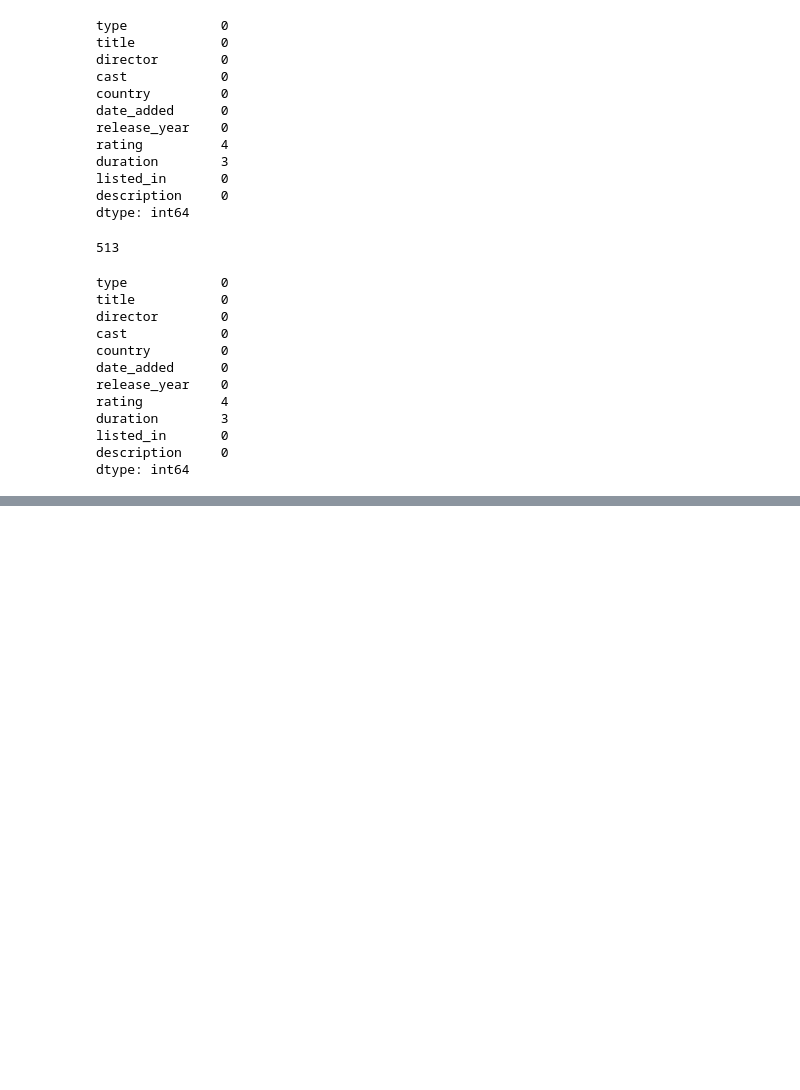
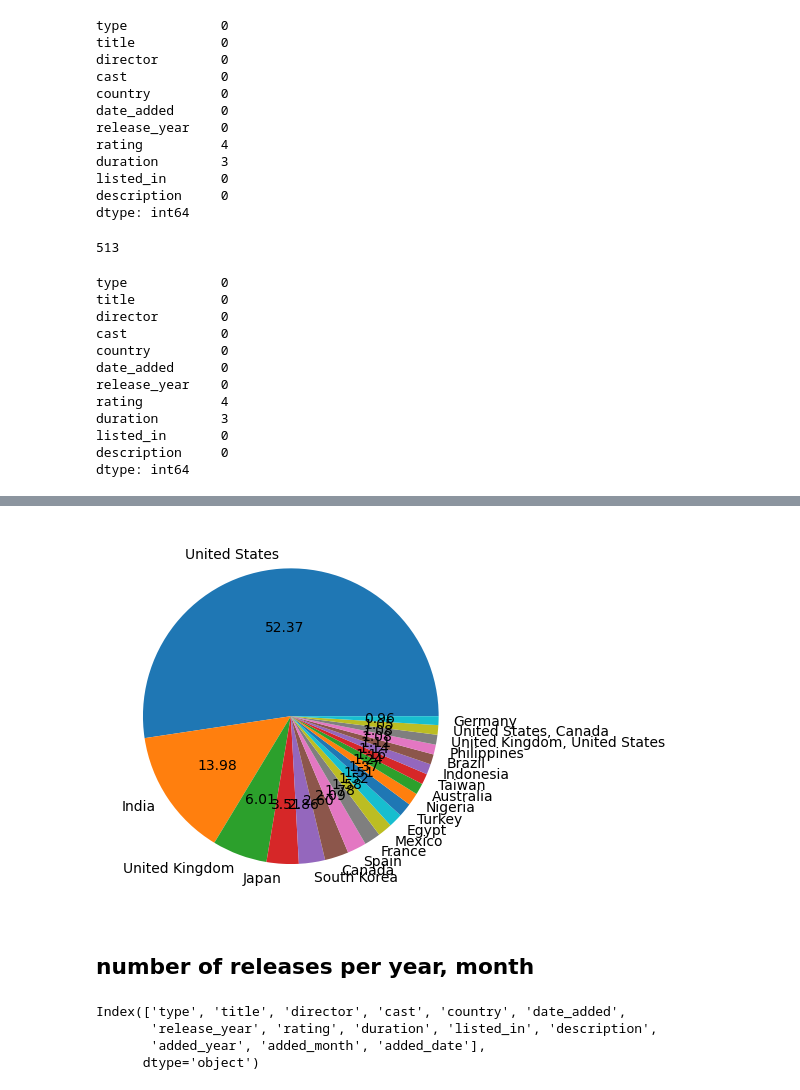
Before and after one commit to bvkiran8058/Data-Science-with-GenAI, a Jupyter notebook: EDA/Stage-2 Intermediate Level.ipynb, the cells around one changed output, grey strips where cells are left out. Saved outputs shown, nothing was run; the diff lists cells and outputs as text; code cells hidden in the pictures; blank space fills up the shorter version.

```diff
--- a/EDA/Stage-2 Intermediate Level.ipynb
+++ b/EDA/Stage-2 Intermediate Level.ipynb
@@ -152,3 +152,9 @@ NaN_data_rating
 | s6828 | TV Show | Gargantia on the Verdurous Planet | Unknown | Kaito Ishikawa, Hisako Kanemoto, ... | Japan | December 1, 2016 | 2013 | NaN | 1 Season | Anime Series, International TV Shows | ... |
 | s7313 | TV Show | Little Lunch | Unknown | Flynn Curry, Olivia Deeble, Madis... | Australia | February 1, 2018 | 2015 | NaN | 1 Season | Kids' TV, TV Comedies | ... |
 | s7538 | Movie | My Honor Was Loyalty | Alessandro Pepe | Leone Frisa, Paolo Vaccarino, Fra... | Italy | March 1, 2017 | 2015 | NaN | 115 min | Dramas | ... |
+# %%
+for index, row in NaN_data_rating.iterrows():
+    print(index )
+    print(type(index))
+    print(type(row))
+    print(row, '===========================================================================')
@@ -179,0 +332,18 @@ Name: rating, Length: 513, dtype: object
+# %%
+plt.pie(
+    x=list(netflix_dataset['country'].value_counts().values)[:20],
+    labels=list(netflix_dataset['country'].value_counts().keys())[:20],
+    autopct="%.2f",
+    )
+plt.show()
+# %% [output]
+[figure, added]
+# %% [markdown]
+## number of releases per year, month
+# %%
+netflix_dataset.columns
+# %% [output]
+Index(['type', 'title', 'director', 'cast', 'country', 'date_added',
+       'release_year', 'rating', 'duration', 'listed_in', 'description',
+       'added_year', 'added_month', 'added_date'],
+      dtype='object')
```
Also changed, not shown: parts of 38 cells of this notebook, 1 other file.
